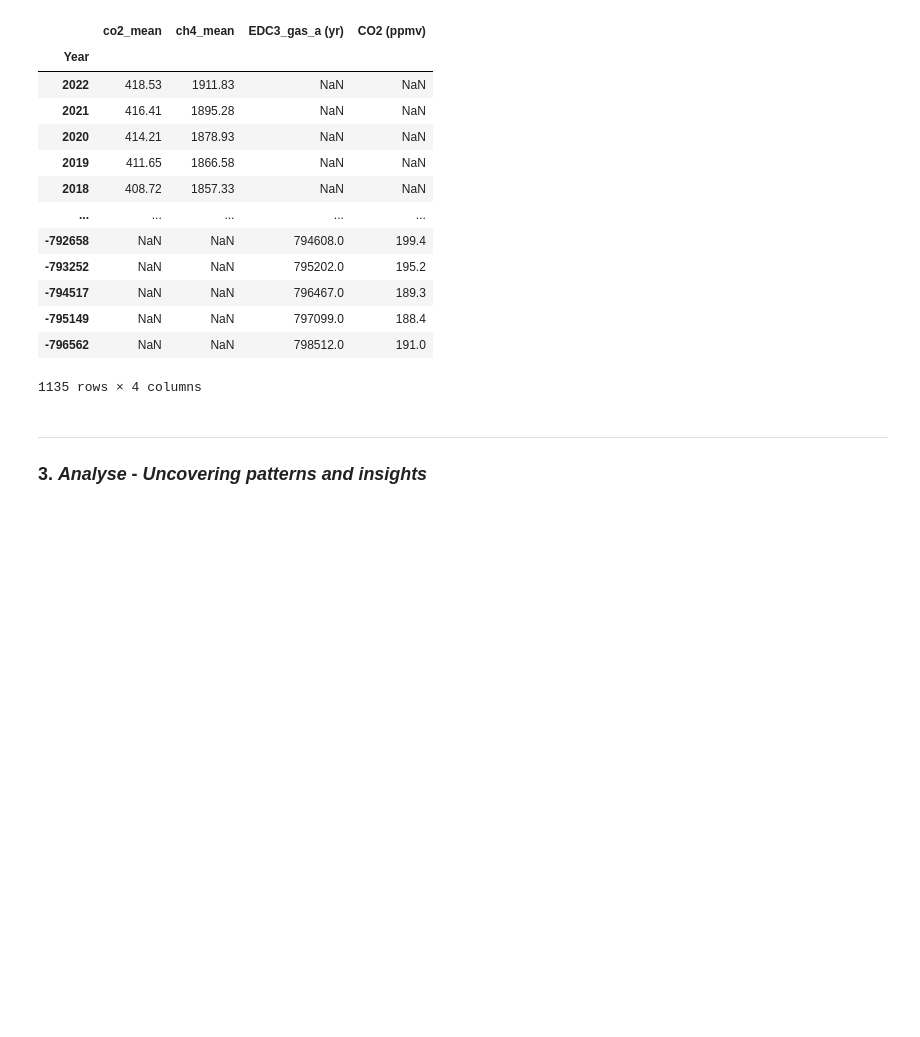
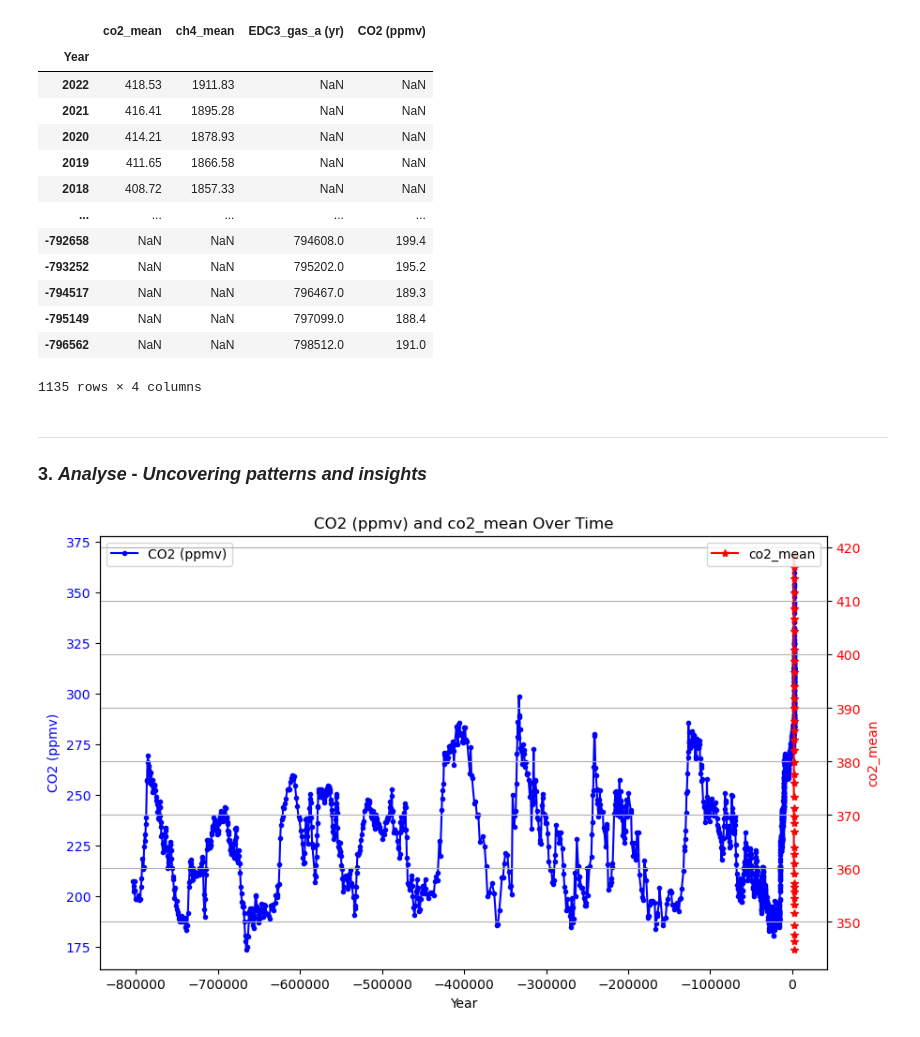
Before and after one commit to turps-pc90/PfDA_ClimateProject, a Jupyter notebook: project.ipynb, the cells around one changed output. Cells and saved outputs as stored; diff of their text form; code cells hidden in the pictures; blank space fills up the shorter version.

Commit message:
First plots created for Step 3 Analyse - Finding patterns and insights

```diff
--- a/project.ipynb
+++ b/project.ipynb
@@ -437,0 +441,24 @@ luthi_ml
+# %%
+# First Attempt At Plotting
+fig, ax1 = plt.subplots(figsize=(10, 6))
+
+# Plot on the first y-axis
+ax1.plot(ipcc_ml.index, ipcc_ml['CO2 (ppmv)'], label='CO2 (ppmv)', marker='.', color='blue')
+ax1.set_xlabel('Year')
+ax1.set_ylabel('CO2 (ppmv)', color='blue')
+ax1.tick_params(axis='y', labelcolor='blue')
+ax1.legend(loc='upper left')
+
+# Create a second y-axis
+ax2 = ax1.twinx()
+ax2.plot(ipcc_ml.index, ipcc_ml['co2_mean'], label='co2_mean', marker='*', color='red')
+ax2.set_ylabel('co2_mean', color='red')
+ax2.tick_params(axis='y', labelcolor='red')
+ax2.legend(loc='upper right')
+
+# Set title of plot and show it
+plt.title('CO2 (ppmv) and co2_mean Over Time')
+plt.grid(True)
+plt.show()
+# %% [output]
+[figure, added]
```
Also changed, not shown: parts of 3 cells of this notebook.
